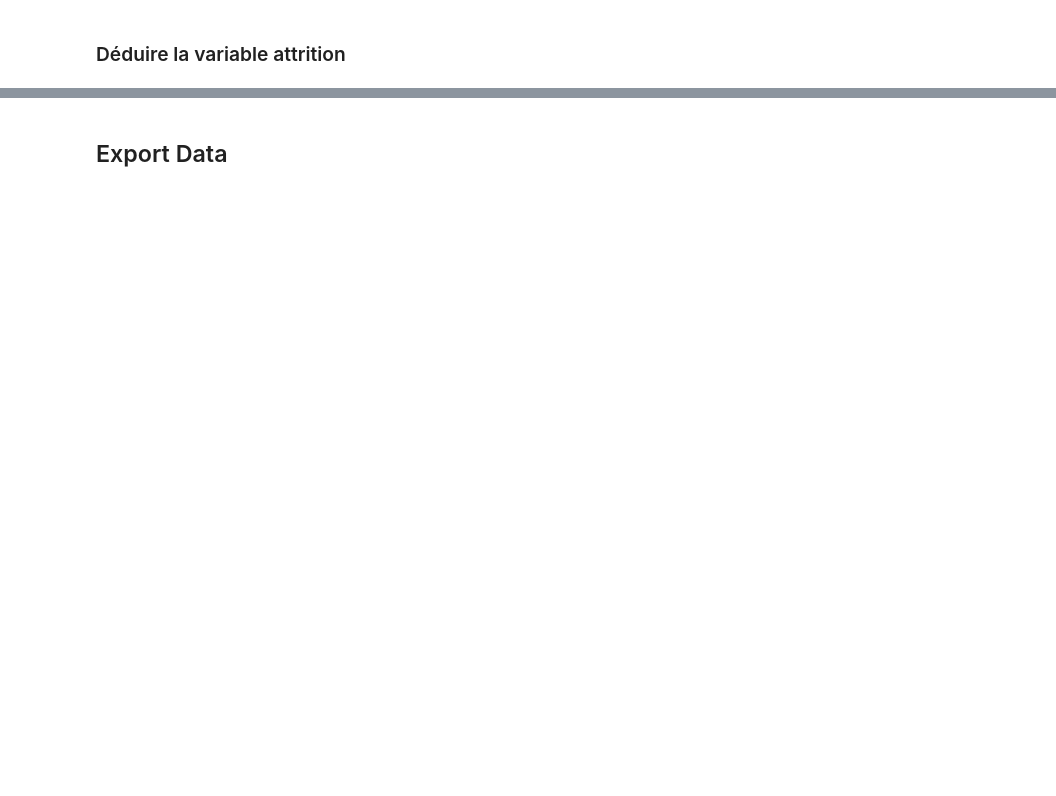
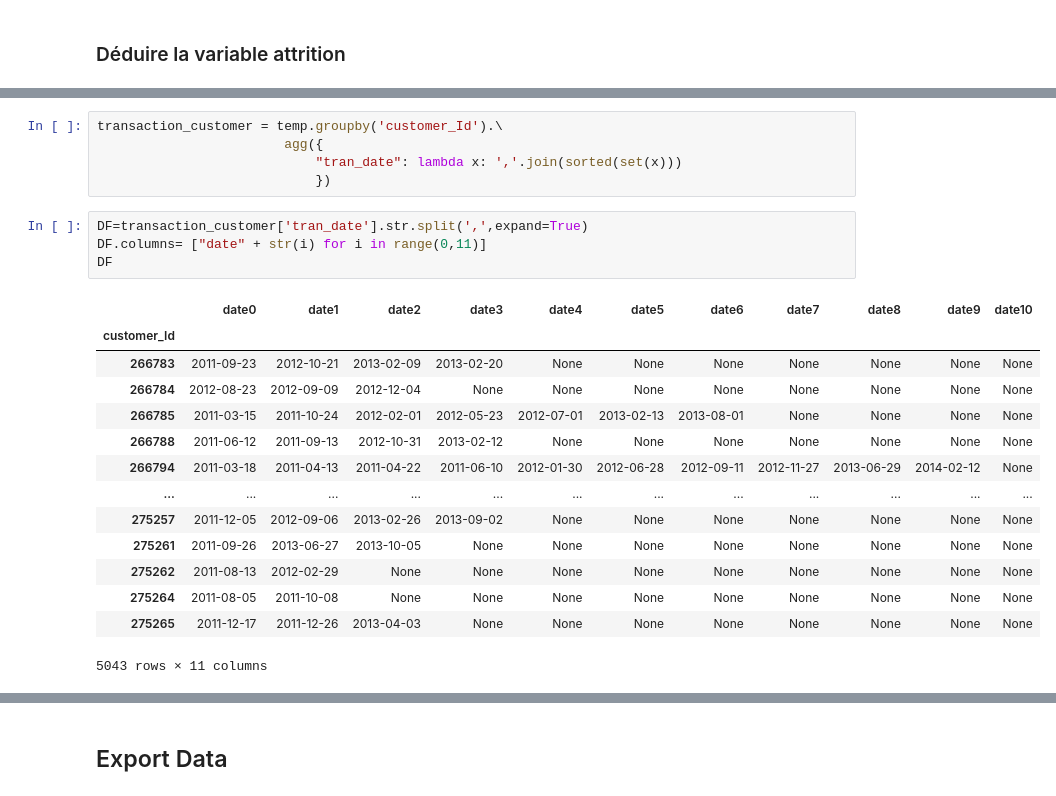
Before and after one commit to sawadogosalif/Retail-360, a Jupyter notebook: 04_Attrition_churn/01_ETL.ipynb, the cells around one changed output, grey strips where cells are left out. Saved outputs shown, nothing was run; the diff lists cells and outputs as text; blank space fills up the shorter version.

```diff
--- a/04_Attrition_churn/01_ETL.ipynb
+++ b/04_Attrition_churn/01_ETL.ipynb
@@ -123,0 +139,24 @@ sales_full['life'] = sales_full['tran_date'].apply(calculate_life)
+# %%
+transaction_customer = temp.groupby('customer_Id').\
+                        agg({
+                            "tran_date": lambda x: ','.join(sorted(set(x)))
+                            })
+# %%
+DF=transaction_customer['tran_date'].str.split(',',expand=True)
+DF.columns= ["date" + str(i) for i in range(0,11)]
+DF
+# %% [output]
+|  | date0 | date1 | date2 | date3 | date4 | date5 | date6 | date7 | date8 | date9 | date10 |
+| customer_Id |  |  |  |  |  |  |  |  |  |  |  |
+| 266783 | 2011-09-23 | 2012-10-21 | 2013-02-09 | 2013-02-20 | None | None | None | None | None | None | None |
+| 266784 | 2012-08-23 | 2012-09-09 | 2012-12-04 | None | None | None | None | None | None | None | None |
+| 266785 | 2011-03-15 | 2011-10-24 | 2012-02-01 | 2012-05-23 | 2012-07-01 | 2013-02-13 | 2013-08-01 | None | None | None | None |
+| 266788 | 2011-06-12 | 2011-09-13 | 2012-10-31 | 2013-02-12 | None | None | None | None | None | None | None |
+| 266794 | 2011-03-18 | 2011-04-13 | 2011-04-22 | 2011-06-10 | 2012-01-30 | 2012-06-28 | 2012-09-11 | 2012-11-27 | 2013-06-29 | 2014-02-12 | None |
+| ... | ... | ... | ... | ... | ... | ... | ... | ... | ... | ... | ... |
+| 275257 | 2011-12-05 | 2012-09-06 | 2013-02-26 | 2013-09-02 | None | None | None | None | None | None | None |
+| 275261 | 2011-09-26 | 2013-06-27 | 2013-10-05 | None | None | None | None | None | None | None | None |
+| 275262 | 2011-08-13 | 2012-02-29 | None | None | None | None | None | None | None | None | None |
+| 275264 | 2011-08-05 | 2011-10-08 | None | None | None | None | None | None | None | None | None |
+| 275265 | 2011-12-17 | 2011-12-26 | 2013-04-03 | None | None | None | None | None | None | None | None |
+5043 rows × 11 columns
```
Also changed, not shown: parts of 16 cells of this notebook.
